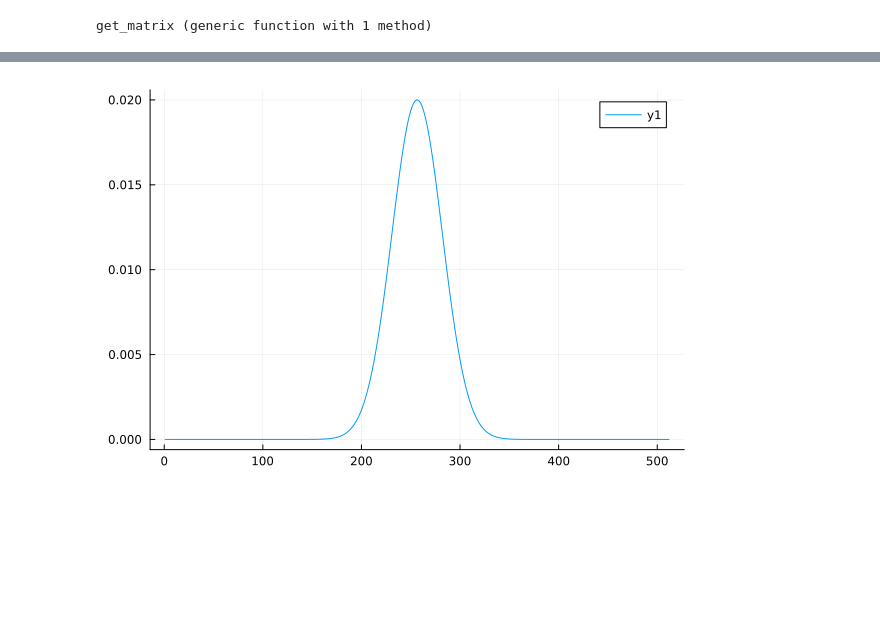
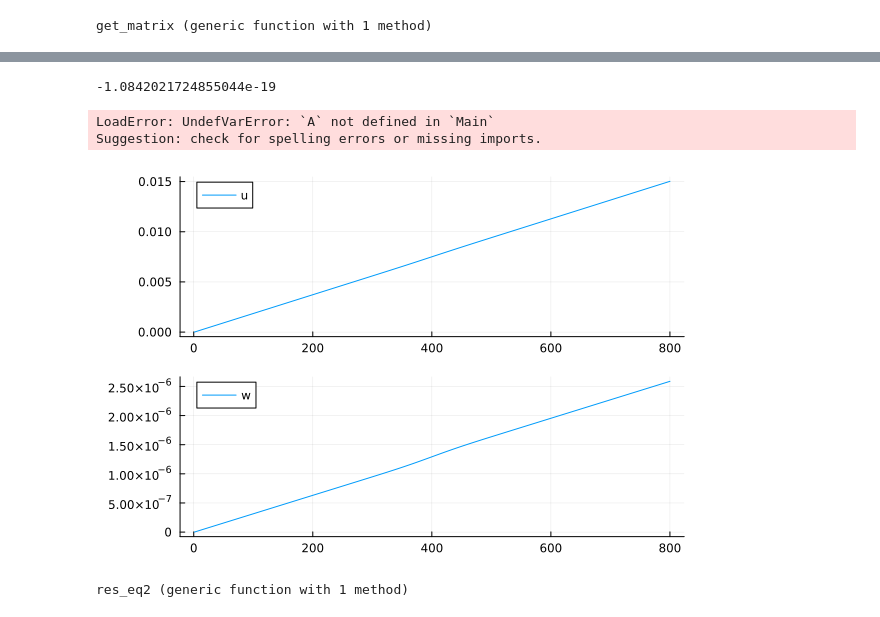
Before and after one commit to ThanasisGiannakopoulos/ice_modelling, a Jupyter notebook: notebooks/fracture/viscoelastic/scratch.ipynb, the cells around one changed output, grey strips where cells are left out. Saved outputs shown, nothing was run; the diff lists cells and outputs as text; code cells hidden in the pictures; blank space fills up the shorter version.

```diff
--- a/notebooks/fracture/viscoelastic/scratch.ipynb
+++ b/notebooks/fracture/viscoelastic/scratch.ipynb
@@ -286,10 +299,10 @@ end
 # %% [output]
 get_matrix (generic function with 1 method)
 # %%
-p = Params()
+p = Params(N=100*8, dt=1e-2)
 x = range(0,p.L,p.N)
 
-u = 0.1*gaussian(x, p.L/2, 0.05, 0.2)#zeros(p.N)
-w = 0.01*gaussian(x, p.L/2, 0.05, 0.2)#zeros(p.N)
+u = 0.0 .* collect(x).^0.5#gaussian(x, p.L/2, 0.05, 0.2)#zeros(p.N)
+w = 0.0 .* collect(x).^2#0.01*gaussian(x, p.L/2, 0.05, 0.2)#zeros(p.N)
 d = 0.1*gaussian(x, p.L/2, 0.05, 0.2)#0.01*rand(p.N)
-H = zeros(p.N)
+H = zeros(p.N);
@@ -314,4 +309,5 @@ H = zeros(p.N)
 # %%
 ubarL, ubarR = (0.0, 0.1)
-M, rhs, A, B, C, D = get_matrix(u,w,d,ubarL,ubarR,p)
+M, unew, wnew = get_matrix(u,w,d,ubarL,ubarR,p)
+#A,B,C,D,a,c = get_matrix(u,w,d,ubarL,ubarR,p)
 # %% [output]
@@ -395,4 +328,40 @@ plot(sol[p.N+1:2*p.N])
+# %%
+aa+bb
+# %% [output]
+-1.0842021724855044e-19
+# %%
+M = [A B; C D]
+rhs = [a;c]
+sol = M \ rhs
+unew = sol[1:p.N]
+wnew = sol[p.N+1:2*p.N]
+println(unew)
+println(wnew)
+# %% [output]
+LoadError: UndefVarError: `A` not defined in `Main`
+Suggestion: check for spelling errors or missing imports.
 # %%
-plot(d)
+p1 = plot(unew, label="u")
+p2 = plot(wnew, label="w")
+plot(p1, p2, layout = (2, 1))
 # %% [output]
-[figure, old version]
+[figure, new version]
+# %%
+function res_eq1(u,w,d,p)
+    a = u .- w
+    ax = DfDx(a,p)
+    K = Kbar(ax,d,p)
+    res = DfDx(K.*ax,p)
+    return res
+end
+
+function res_eq2(u,w,wdot,d,p)
+    a = u .- w
+    ax = DfDx(a,p)
+    F = Fcoef(ax,d,p)
+    wdotx = DfDx(wdot,p)
+    res = wdotx .- F.*ax.^p.n
+    return res
+end
+# %% [output]
+res_eq2 (generic function with 1 method)
```
Also changed, not shown: parts of 18 cells of this notebook, 1 other file.
